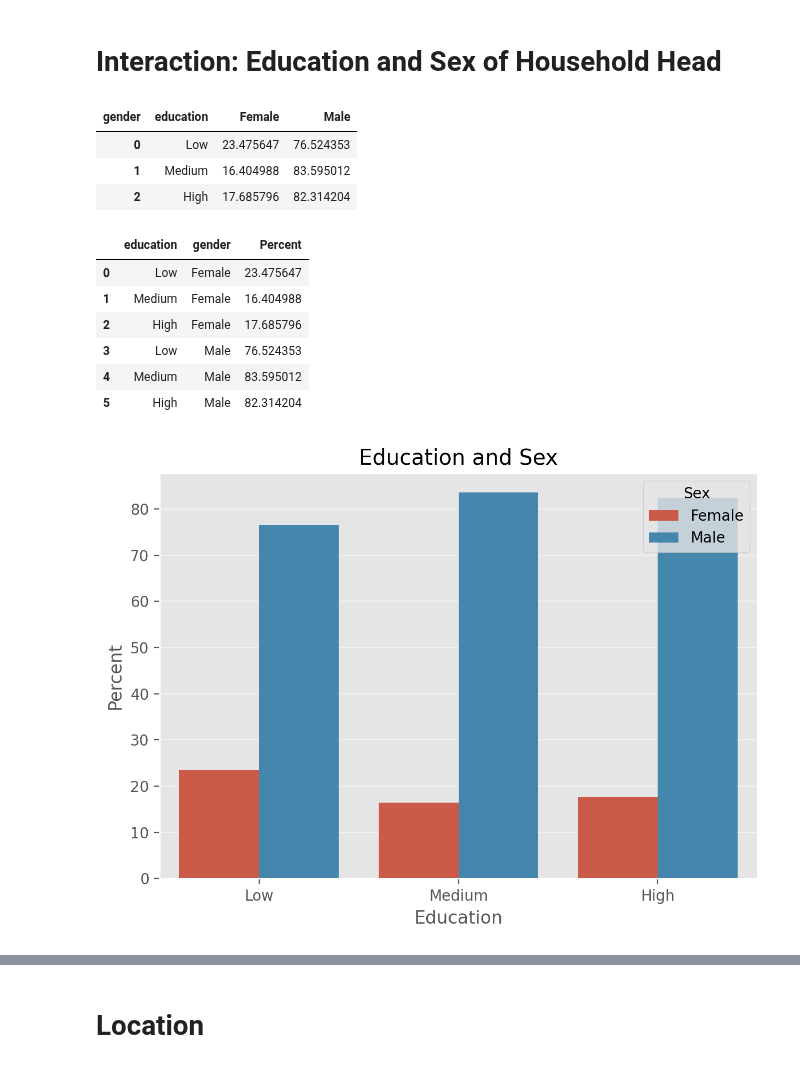
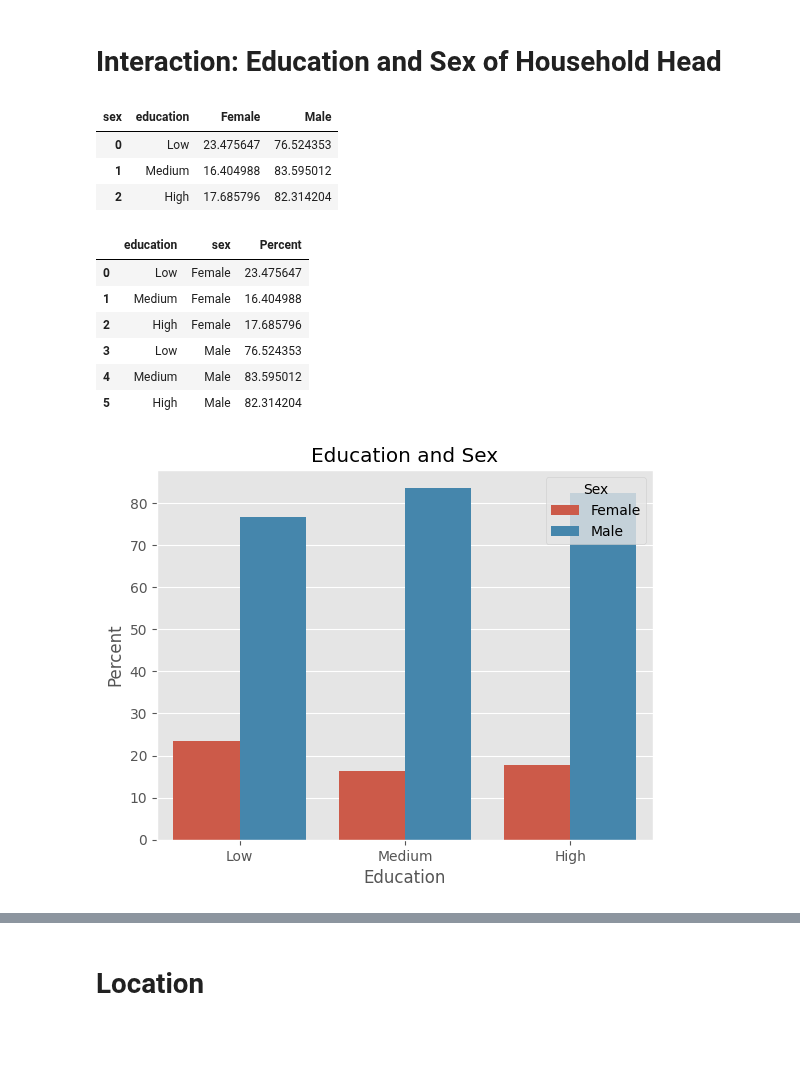
Before and after one commit to mjv2146/access-to-financial-markets, a Jupyter notebook: notebooks/2005/03_EDA.ipynb, the cells around one changed output, grey strips where cells are left out. Cells and saved outputs as stored; diff of their text form; code cells hidden in the pictures; blank space fills up the shorter version.

Commit message:
refactor 'gender' to be labeled 'sex'

```diff
--- a/notebooks/2005/03_EDA.ipynb
+++ b/notebooks/2005/03_EDA.ipynb
@@ -9,16 +9,17 @@ import seaborn as sns
 import statsmodels.api as sm
 import statsmodels.formula.api as sm
 
-import os; import sys
-sys.path.append('/home/mitch/github/mfl/src/')
+import os
+home = os.path.expanduser('~')
+
+import sys; sys.path.append(home + '/github/access-to-financial-markets/src/')
 import utils
-import sys; sys.path.append('/home/mitch/util/python')
 # %%
-raw     = '/home/mitch/Dropbox/data/mexico_fls/raw/2005/'
-processed = '/home/mitch/Dropbox/data/mexico_fls/processed2/'
+raw     = home + '/Dropbox/data/mexico_fls/raw/2005/'
+processed = home + '/Dropbox/data/mexico_fls/processed2/'
 
-figs    = '/home/mitch/github/mfl/fig/'
-dicts   = '/home/mitch/github/mfl/notebooks/dicts/'
+figs    = home + '/github/mfl/fig/'
+dicts   = home + '/github/mfl/notebooks/dicts/'
 # %%
 df = pd.read_csv(processed + 'data.csv')
 df.head(10)
@@ -118,11 +119,11 @@ plt.title('Education of Household Head');
 # %% [markdown]
 # Interaction: Education and Sex of Household Head
 # %%
-education_by_sex = 100 * pd.crosstab(df.education, df.gender, df.weight, aggfunc='sum', normalize='index')
+education_by_sex = 100 * pd.crosstab(df.education, df.sex, df.weight, aggfunc='sum', normalize='index')
 education_by_sex.reset_index(inplace=True)
 education_by_sex
 # %% [output]
-| gender | education | Female | Male |
+| sex | education | Female | Male |
 | 0 | Low | 23.475647 | 76.524353 |
 | 1 | Medium | 16.404988 | 83.595012 |
 | 2 | High | 17.685796 | 82.314204 |
@@ -130,7 +131,7 @@ education_by_sex
 education_by_sex = education_by_sex.melt(id_vars='education', value_name='Percent')
 education_by_sex
 # %% [output]
-|  | education | gender | Percent |
+|  | education | sex | Percent |
 | 0 | Low | Female | 23.475647 |
 | 1 | Medium | Female | 16.404988 |
 | 2 | High | Female | 17.685796 |
@@ -138,11 +139,11 @@ education_by_sex
 | 4 | Medium | Male | 83.595012 |
 | 5 | High | Male | 82.314204 |
 # %%
-sns.barplot(education_by_sex, x='education', y='Percent', hue='gender')
+sns.barplot(education_by_sex, x='education', y='Percent', hue='sex')
 plt.xlabel('Education')
 plt.legend(title='Sex')
 plt.title('Education and Sex');
 # %% [output]
-[figure, old version]
+[figure, new version]
 # %%
 plt.subplot(221)
```
Also changed, not shown: parts of 20 cells of this notebook, 6 other files.
